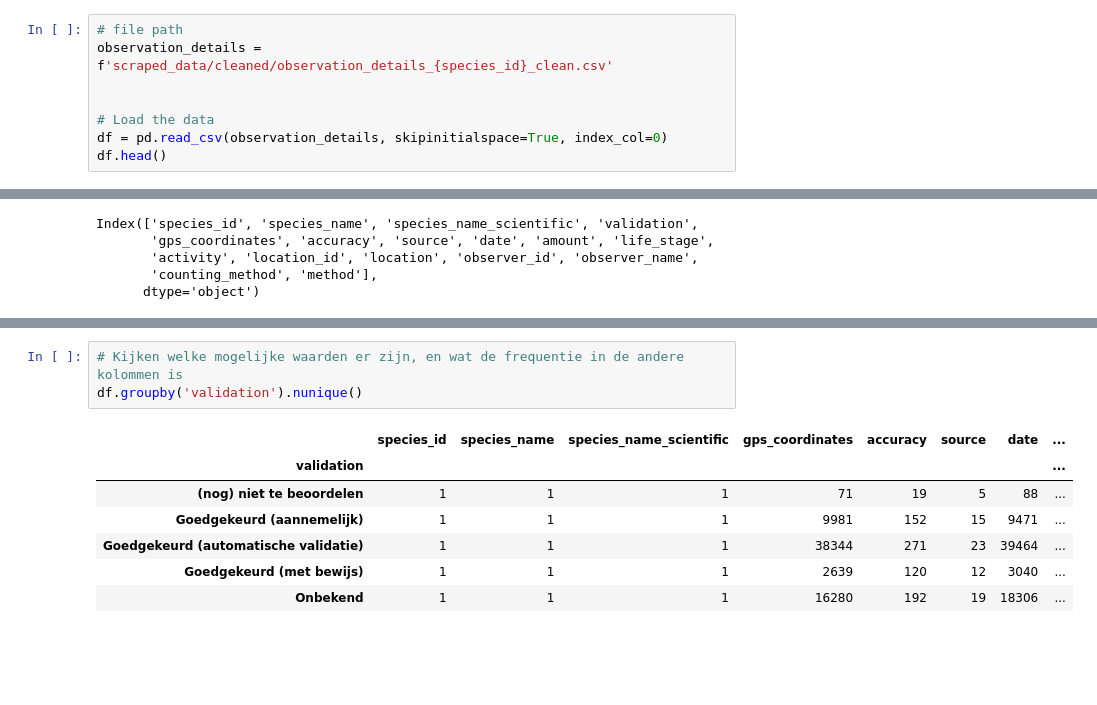
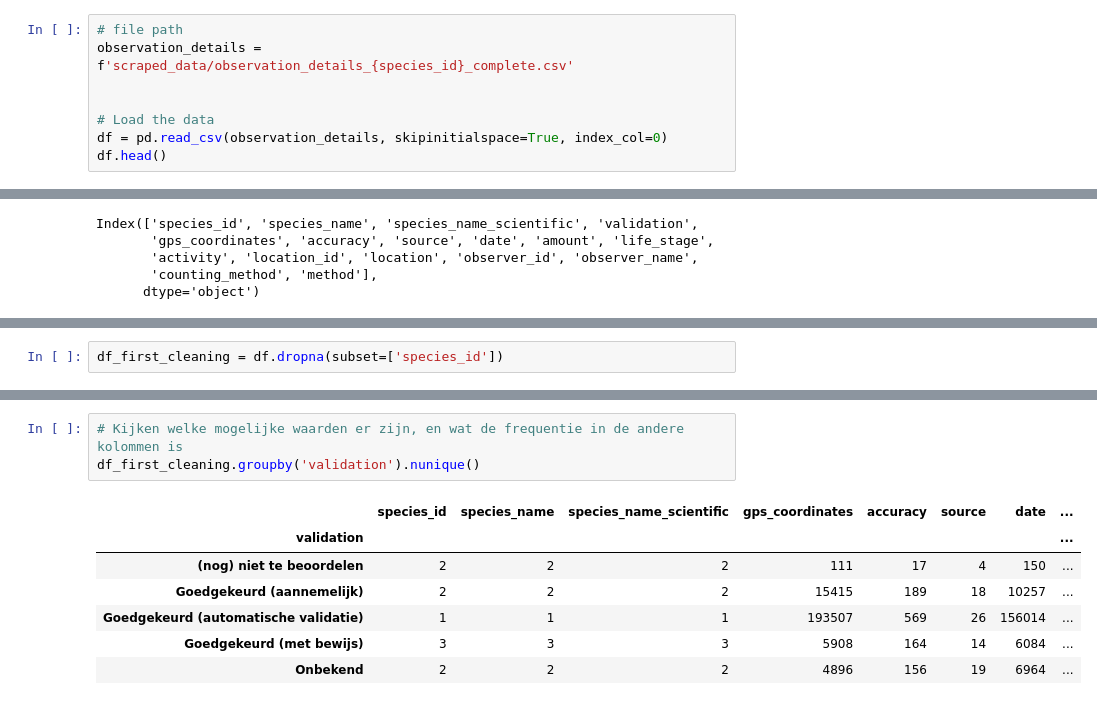
Before and after one commit to AnnelyseBe/syntra_eindwerk_birds, a Jupyter notebook: 1_scraping/2b_exploring_observation_details.ipynb, the cells around one changed output, grey strips where cells are left out. Saved outputs shown, nothing was run; the diff lists cells and outputs as text; blank space fills up the shorter version.

```diff
--- a/1_scraping/2b_exploring_observation_details.ipynb
+++ b/1_scraping/2b_exploring_observation_details.ipynb
@@ -11,6 +19,6 @@ species_id =116
 # %%
 # file path
-observation_details = f'scraped_data/cleaned/observation_details_{species_id}_clean.csv'
+observation_details = f'scraped_data/observation_details_{species_id}_complete.csv'
 
 
 # Load the data
@@ -115,0 +136,2 @@ dtype: int64
+# %%
+df_first_cleaning = df.dropna(subset=['species_id'])
@@ -116,11 +203,11 @@ dtype: int64
 # %%
 # Kijken welke mogelijke waarden er zijn, en wat de frequentie in de andere kolommen is
-df.groupby('validation').nunique()
+df_first_cleaning.groupby('validation').nunique()
 # %% [output]
 |  | species_id | species_name | species_name_scientific | gps_coordinates | accuracy | source | date | ... |
 | validation |  |  |  |  |  |  |  | ... |
-| (nog) niet te beoordelen | 1 | 1 | 1 | 71 | 19 | 5 | 88 | ... |
-| Goedgekeurd (aannemelijk) | 1 | 1 | 1 | 9981 | 152 | 15 | 9471 | ... |
-| Goedgekeurd (automatische validatie) | 1 | 1 | 1 | 38344 | 271 | 23 | 39464 | ... |
-| Goedgekeurd (met bewijs) | 1 | 1 | 1 | 2639 | 120 | 12 | 3040 | ... |
-| Onbekend | 1 | 1 | 1 | 16280 | 192 | 19 | 18306 | ... |
+| (nog) niet te beoordelen | 2 | 2 | 2 | 111 | 17 | 4 | 150 | ... |
+| Goedgekeurd (aannemelijk) | 2 | 2 | 2 | 15415 | 189 | 18 | 10257 | ... |
+| Goedgekeurd (automatische validatie) | 1 | 1 | 1 | 193507 | 569 | 26 | 156014 | ... |
+| Goedgekeurd (met bewijs) | 3 | 3 | 3 | 5908 | 164 | 14 | 6084 | ... |
+| Onbekend | 2 | 2 | 2 | 4896 | 156 | 19 | 6964 | ... |
```
Also changed, not shown: parts of 27 cells of this notebook, 8 other files.
